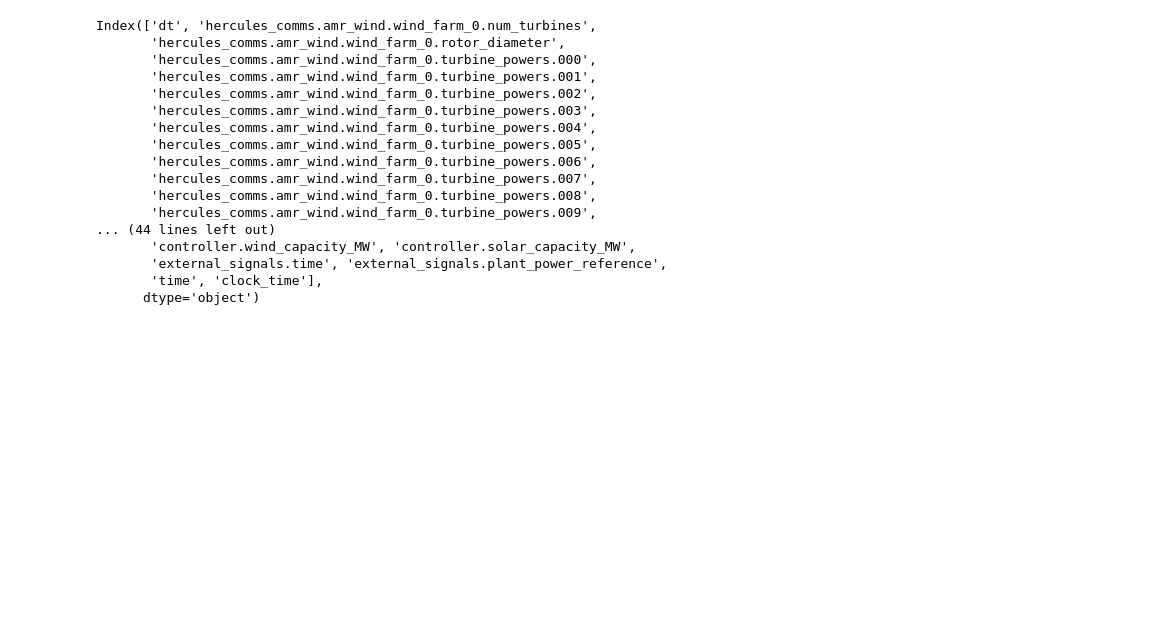
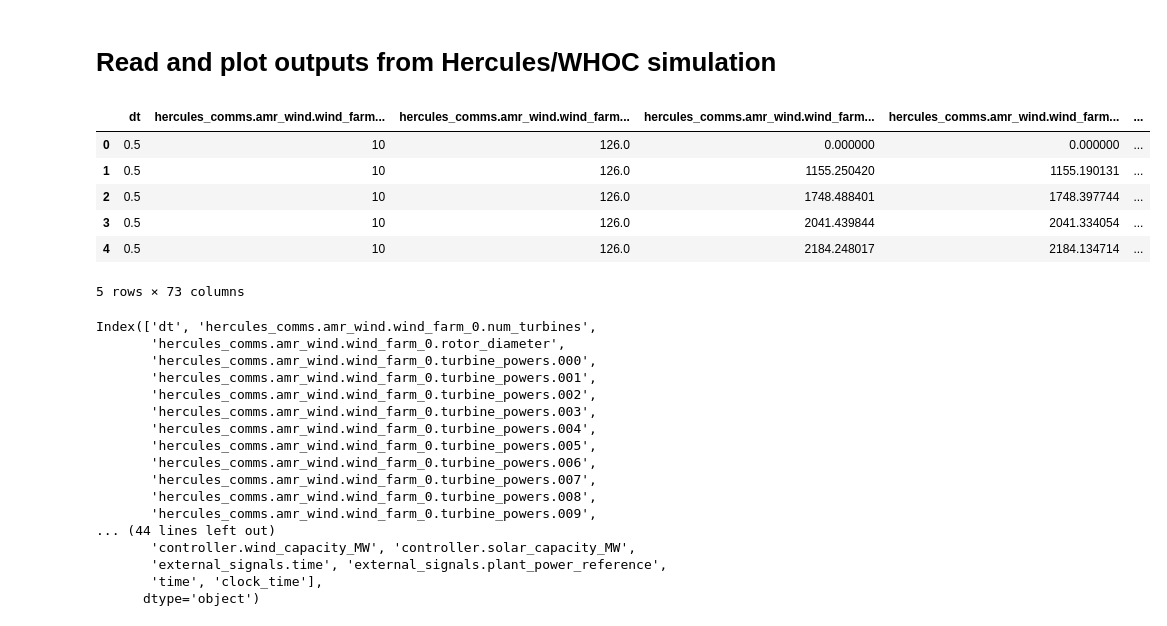
Before and after one commit to NREL/wind-hybrid-open-controller, a Jupyter notebook: examples/simple_hybrid_plant/test_read_output.ipynb, the cells around one changed output. Cells and saved outputs as stored; diff of their text form; code cells hidden in the pictures; blank space fills up the shorter version.

```diff
--- a/examples/simple_hybrid_plant/test_read_output.ipynb
+++ b/examples/simple_hybrid_plant/test_read_output.ipynb
@@ -1,3 +1,5 @@
+# %% [markdown]
+# Read and plot outputs from Hercules/WHOC simulation
 # %%
 import matplotlib.pyplot as plt
 import numpy as np
@@ -5,25 +10,32 @@ import pandas as pd
 # %%
 # Read the output file #
 df = pd.read_csv("outputs/hercules_output.csv", index_col=False)
-df.head()
+display(df.head())
 
 # Print out the column names of the output
-df.columns
+print(df.columns)
 # %% [output]
+|  | dt | hercules_comms.amr_wind.wind_farm... | hercules_comms.amr_wind.wind_farm... | hercules_comms.amr_wind.wind_farm... | hercules_comms.amr_wind.wind_farm... | ... |
+| 0 | 0.5 | 10 | 126.0 | 0.000000 | 0.000000 | ... |
+| 1 | 0.5 | 10 | 126.0 | 1155.250420 | 1155.190131 | ... |
+| 2 | 0.5 | 10 | 126.0 | 1748.488401 | 1748.397744 | ... |
+| 3 | 0.5 | 10 | 126.0 | 2041.439844 | 2041.334054 | ... |
+| 4 | 0.5 | 10 | 126.0 | 2184.248017 | 2184.134714 | ... |
-Index(['dt', 'hercules_comms.amr_wind.wind_farm_0.num_turbines',
-       'hercules_comms.amr_wind.wind_farm_0.rotor_diameter',
-       'hercules_comms.amr_wind.wind_farm_0.turbine_powers.000',
-       'hercules_comms.amr_wind.wind_farm_0.turbine_powers.001',
-       'hercules_comms.amr_wind.wind_farm_0.turbine_powers.002',
-       'hercules_comms.amr_wind.wind_farm_0.turbine_powers.003',
-       'hercules_comms.amr_wind.wind_farm_0.turbine_powers.004',
-       'hercules_comms.amr_wind.wind_farm_0.turbine_powers.005',
-       'hercules_comms.amr_wind.wind_farm_0.turbine_powers.006',
-       'hercules_comms.amr_wind.wind_farm_0.turbine_powers.007',
-       'hercules_comms.amr_wind.wind_farm_0.turbine_powers.008',
-       'hercules_comms.amr_wind.wind_farm_0.turbine_powers.009',
-... (44 lines left out)
-       'controller.wind_capacity_MW', 'controller.solar_capacity_MW',
-       'external_signals.time', 'external_signals.plant_power_reference',
-       'time', 'clock_time'],
-      dtype='object')
+5 rows × 73 columns
+Index(['dt', 'hercules_comms.amr_wind.wind_farm_0.num_turbines',
+       'hercules_comms.amr_wind.wind_farm_0.rotor_diameter',
+       'hercules_comms.amr_wind.wind_farm_0.turbine_powers.000',
+       'hercules_comms.amr_wind.wind_farm_0.turbine_powers.001',
+       'hercules_comms.amr_wind.wind_farm_0.turbine_powers.002',
+       'hercules_comms.amr_wind.wind_farm_0.turbine_powers.003',
+       'hercules_comms.amr_wind.wind_farm_0.turbine_powers.004',
+       'hercules_comms.amr_wind.wind_farm_0.turbine_powers.005',
+       'hercules_comms.amr_wind.wind_farm_0.turbine_powers.006',
+       'hercules_comms.amr_wind.wind_farm_0.turbine_powers.007',
+       'hercules_comms.amr_wind.wind_farm_0.turbine_powers.008',
+       'hercules_comms.amr_wind.wind_farm_0.turbine_powers.009',
+... (44 lines left out)
+       'controller.wind_capacity_MW', 'controller.solar_capacity_MW',
+       'external_signals.time', 'external_signals.plant_power_reference',
+       'time', 'clock_time'],
+      dtype='object')
```
Also changed, not shown: parts of 6 cells of this notebook.
